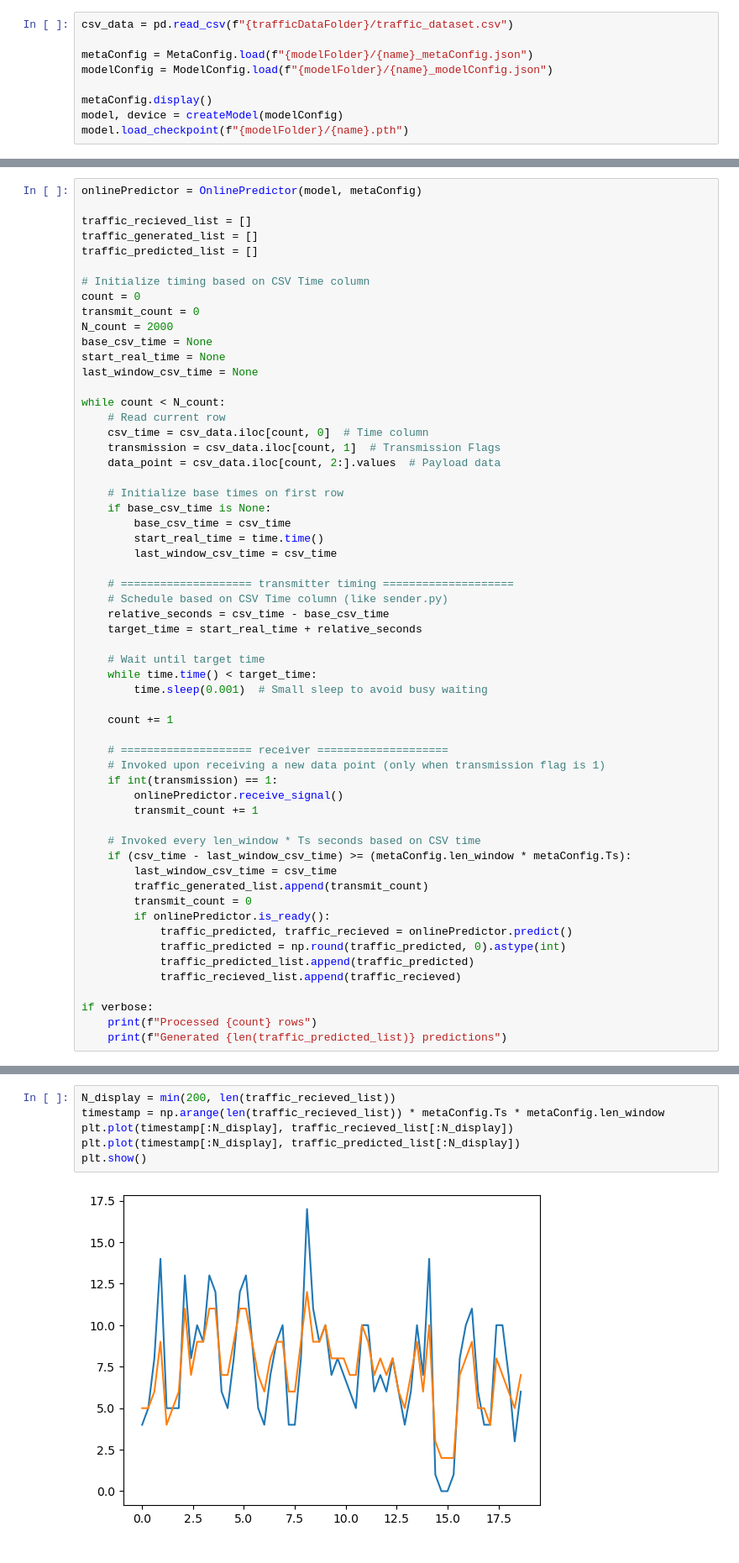
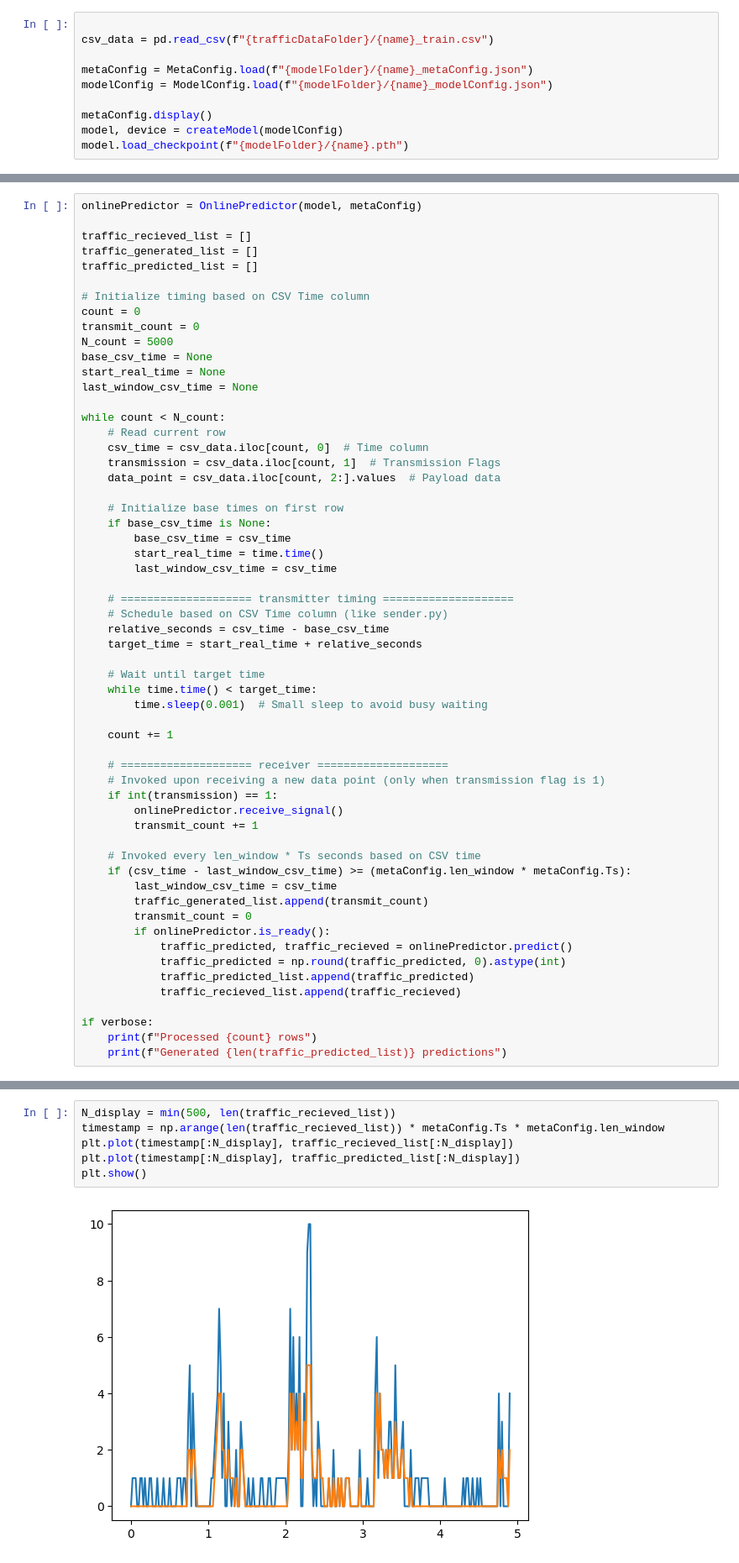
Before and after one commit to evanyeh5118/context_aware_traffic_predictor, a Jupyter notebook: notebook/online_inference.ipynb, the cells around one changed output, grey strips where cells are left out. Shown at 84% size. Saved outputs shown, nothing was run; the diff lists cells and outputs as text.

```diff
--- a/notebook/online_inference.ipynb
+++ b/notebook/online_inference.ipynb
@@ -26,7 +26,8 @@ name = config.get("NAME")
 len_window = config.get("LEN_WINDOW")
 dim_data =  len(config.get("CONTEXT_IDXS"))
 # %%
-csv_data = pd.read_csv(f"{trafficDataFolder}/traffic_dataset.csv")
+
+csv_data = pd.read_csv(f"{trafficDataFolder}/{name}_train.csv")
 
 metaConfig = MetaConfig.load(f"{modelFolder}/{name}_metaConfig.json")
 modelConfig = ModelConfig.load(f"{modelFolder}/{name}_modelConfig.json")
@@ -55,7 +56,7 @@ traffic_predicted_list = []
 # Initialize timing based on CSV Time column
 count = 0
 transmit_count = 0
-N_count = 2000
+N_count = 5000
 base_csv_time = None
 start_real_time = None
 last_window_csv_time = None
@@ -109,8 +110,8 @@ Generated 63 predictions
 # %%
-N_display = min(200, len(traffic_recieved_list))
+N_display = min(500, len(traffic_recieved_list))
 timestamp = np.arange(len(traffic_recieved_list)) * metaConfig.Ts * metaConfig.len_window
 plt.plot(timestamp[:N_display], traffic_recieved_list[:N_display])
 plt.plot(timestamp[:N_display], traffic_predicted_list[:N_display])
 plt.show()
 # %% [output]
-[figure, old version]
+[figure, new version]
```
Also changed, not shown: parts of 3 cells of this notebook, 15 other files.
